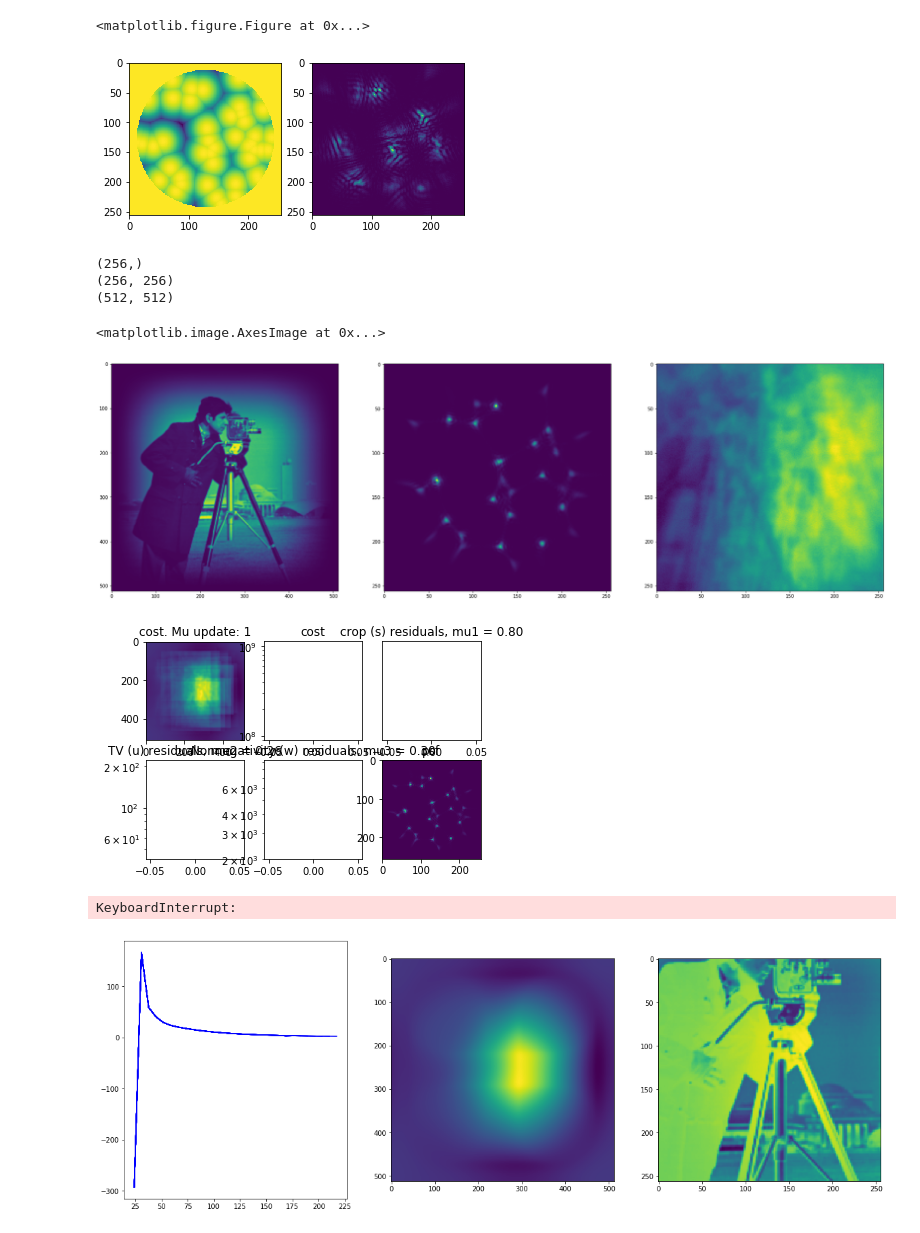
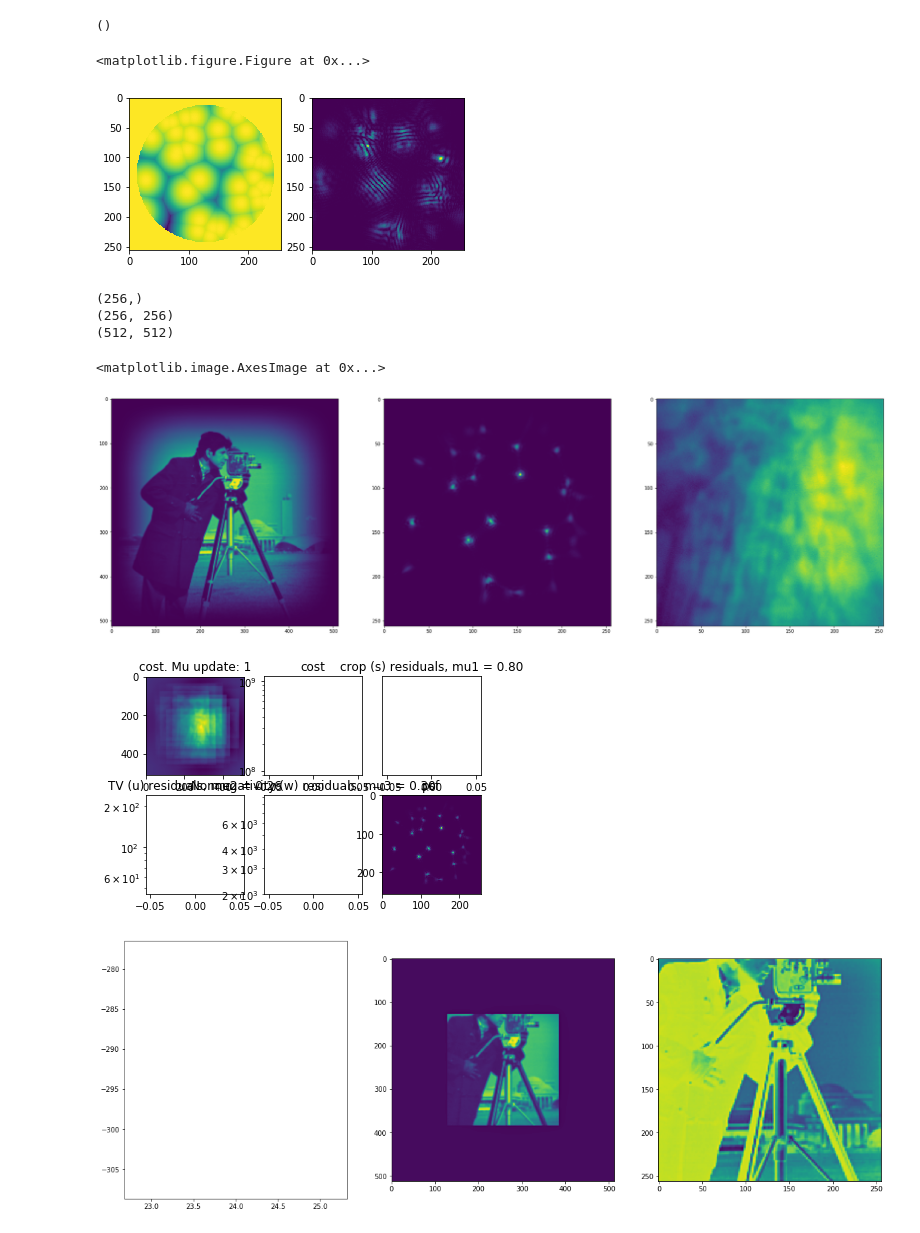
Before and after one commit to antipa/AutogradLenslets, a Jupyter notebook: autogradLenslets.ipynb, the cells around one changed output. Cells and saved outputs as stored; diff of their text form; code cells hidden in the pictures.

Commit message:
working location optimization on 1 image

```diff
--- a/autogradLenslets.ipynb
+++ b/autogradLenslets.ipynb
@@ -93,3 +94,8 @@ plt.scatter(x1,y1)
+# %%
+a = 1
+print(np.shape(a))
+# %% [output]
+()
 # %%
 def make_lenslet_surface_ag(Xlist, Ylist, Rlist, xg, yg, offset):
     # Takes in Xlist, Ylist and Rlist: floating point center and radius values for each lenslet
@@ -99,7 +105,7 @@ def make_lenslet_surface_ag(Xlist, Ylist, Rlist, xg, yg, offset):
     # Outputs: T, the aperture thickness function.
 
     # If only one radius provided, use same radius for everything
-    if Rlist.shape == (1,):
+    if np.shape(Rlist) == ():
         Rlist = np.ones_like(Xlist)*Rlist
 
     Nlenslets = Xlist.shape[0]
@@ -151,7 +157,7 @@ def gen_psf_ag(surface, ior, t, z_obj, obj_def, field, CA, lmbda, xg, yg, Fx, Fy
     return(psf/np.sum(psf))
 # %%
 ps = (xrng[1] - xrng[0])/samples[0]
-lens_rad = np.array([12]);
+lens_rad = 12.0
 lens_f = 1/(.51/lens_rad)
 x_list = np.random.rand(50)*1.8 - .9
 y_list = np.random.rand(50)*1.8 - .9
@@ -184,4 +190,4 @@ for defocus in defocus_list:
         display.clear_output(wait=True)
 # %% [output]
 <matplotlib.figure.Figure at 0x...>
-[figure, old version]
+[figure, new version]
@@ -229,7 +226,7 @@ plt.imshow(meas_sim)
 (256, 256)
 (512, 512)
 <matplotlib.image.AxesImage at 0x...>
-[figure, old version]
+[figure, new version]
 # %%
 def admm2d(y, psf_in, tau, niter, options = 'default'):
     #niter = 100
@@ -412,7 +409,7 @@ reconned = admm2d(meas_sim, psf_test, 1, 10, gen_options(disp_interval = 10))
 #plt.figure()
 #plt.imshow(reconned)
 # %% [output]
-[figure, old version]
+[figure, new version]
 # %%
 def singlet_loss_admm(R_lens, prop_distance, lens_ior, iters, im_gt):
     global resid_im_single
@@ -435,36 +432,35 @@ def singlet_loss_admm(R_lens, prop_distance, lens_ior, iters, im_gt):
 im_single = im2
 
 
 ior_single = 1.51
 target_rad = 2*lens_rad
 f_single = target_rad/(ior_single-1)
 print(target_rad)
 print(f_single)
 loss_single = []
 fig_single, ax_single = plt.subplots(1,3, figsize = (20,7))
-R_list_single = np.linspace(target_rad, target_rad+200, 30)
+R_list_single = np.linspace(target_rad, target_rad+200, 1)
 grad_single = value_and_grad(singlet_loss_admm)
 vals = []
 grad_vals = []
 ims = []
 #imax1 = ax_single[1].imshow(np.zeros_like(pad_func(psf_test, 1/2)))
 #imax2 = ax_single[2].imshow(np.zeros_like(pad_func(psf_test, 1/2)))
 imlist = []
 for R_single in R_list_single:
     #v = singlet_loss_admm(R_single, f_single, ior_single, 3, im_single)
     v, g = grad_single(R_single, f_single, ior_single, 1, im_single)
     vals.append(v)
     grad_vals.append(g)
     plot1, = ax_single[0].plot(R_list_single[:len(vals)], grad_vals, 'b')
     implot1 = ax_single[1].imshow(recon_single._value, animated = True)
     imlist.append(recon_single._value)
     implot2 = ax_single[2].imshow(resid_im_single._value, animated = True)
     display.display(fig_single)
     display.clear_output(wait=True)
     ims.append([plot1, implot1, implot2])
 # %% [output]
-KeyboardInterrupt:
-[figure, old version]
+[figure, new version]
 # %%
 # fig, ax = plt.subplots(1,3,figsize=(20,10))
 # im_window2 = np.outer(signal.windows.tukey(im2.shape[0], .8), signal.windows.tukey(im2.shape[1], .2))
```
Also changed, not shown: parts of 26 cells of this notebook, 3 other files.
